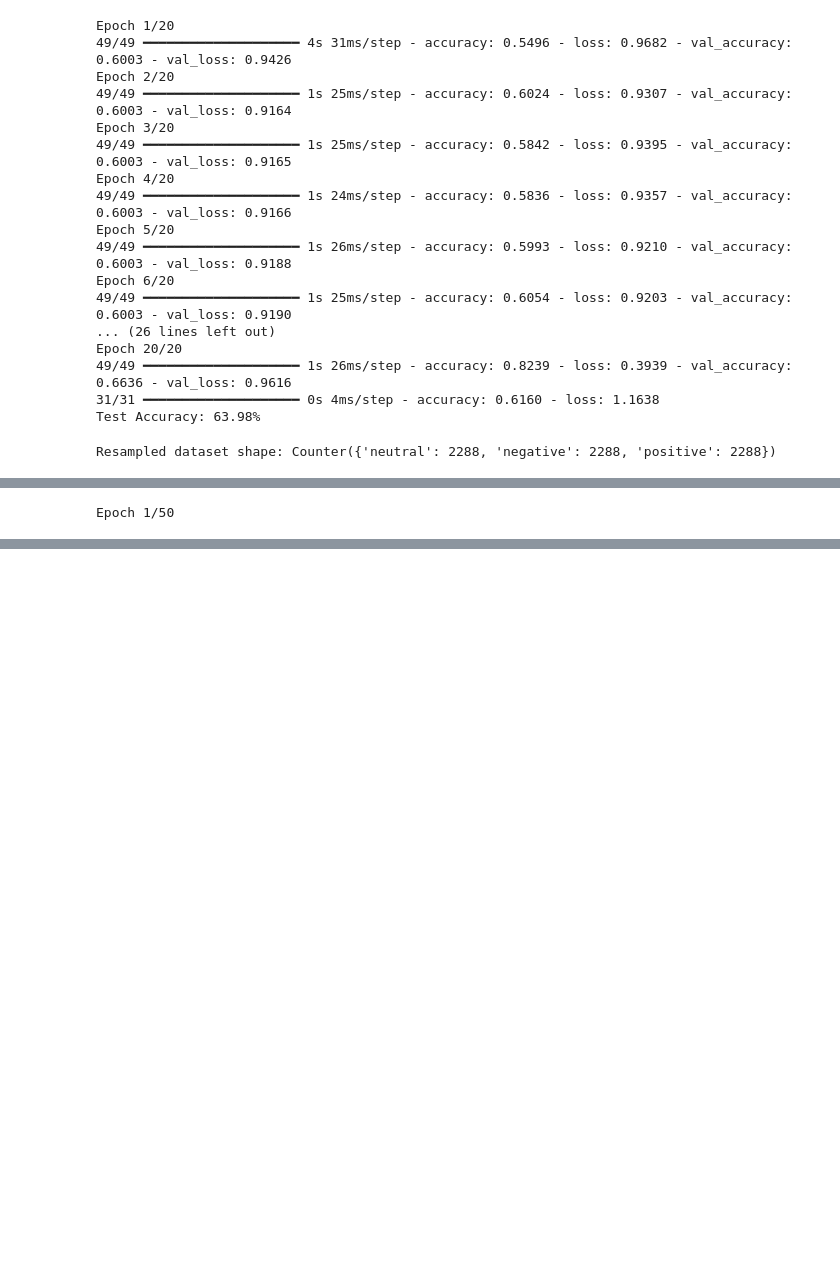
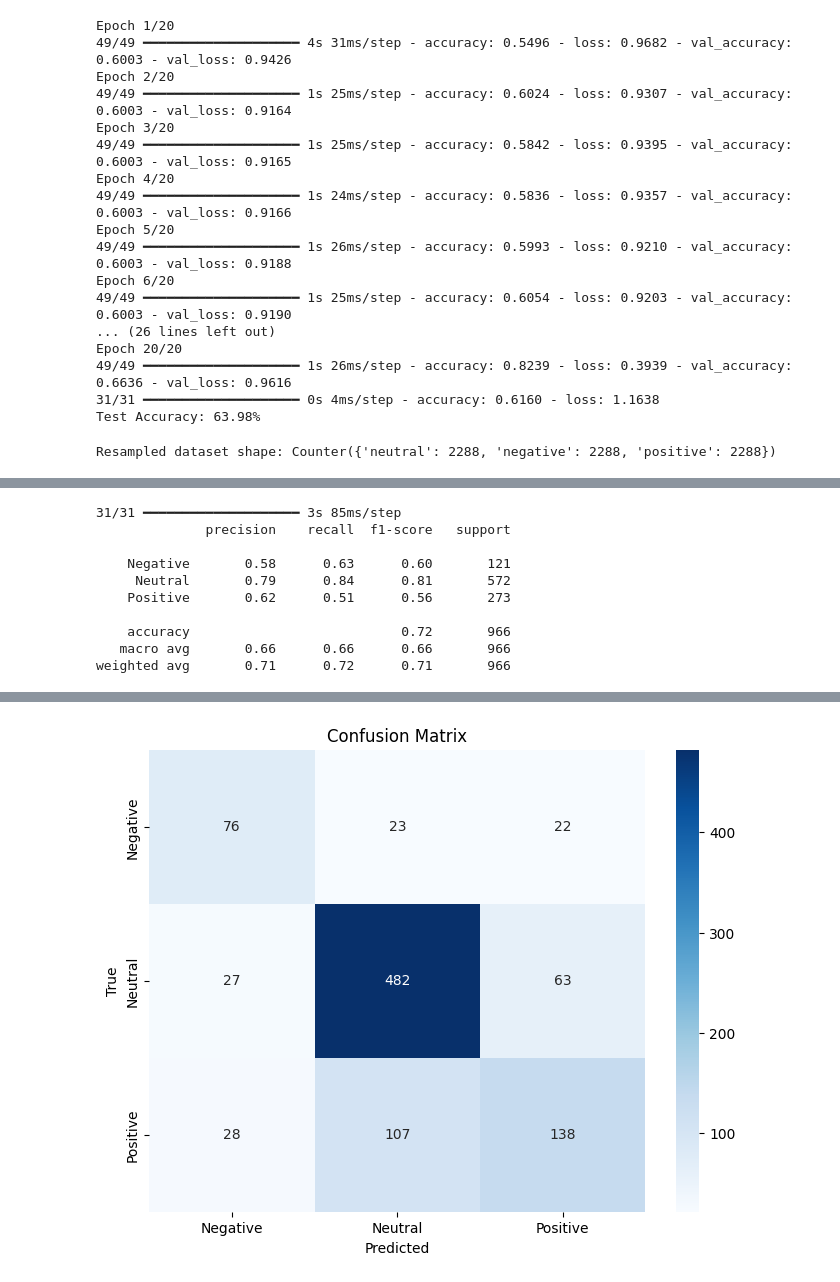
Before and after one commit to egemenozen1/financial-sentiment-analysis, a Jupyter notebook: Notebooks/AnalysisPhase.ipynb, the cells around one changed output, grey strips where cells are left out. Cells and saved outputs as stored; diff of their text form; code cells hidden in the pictures; blank space fills up the shorter version.

```diff
--- a/Notebooks/AnalysisPhase.ipynb
+++ b/Notebooks/AnalysisPhase.ipynb
@@ -969,52 +920,31 @@ Test Accuracy: 71.43%
 # %%
-import tensorflow as tf
-from tensorflow.keras.models import Sequential
-from tensorflow.keras.layers import Embedding, Bidirectional, GRU, Dense, Dropout, Layer
-from tensorflow.keras.optimizers import Adam
-from tensorflow.keras.callbacks import ReduceLROnPlateau, EarlyStopping
+from sklearn.metrics import classification_report, confusion_matrix
+import seaborn as sns
+import numpy as np
 
-class AttentionLayer(Layer):
-    def __init__(self, **kwargs):
-        super(AttentionLayer, self).__init__(**kwargs)
+# Test verileri üzerindeki tahminler
+y_pred = model.predict(X_test)
+y_pred_classes = np.argmax(y_pred, axis=1)
 
-    def build(self, input_shape):
-        self.W = self.add_weight(name='att_weight', shape=(input_shape[-1], 1), initializer='random_normal', trainable=True)
-        self.b = self.add_weight(name='att_bias', shape=(input_shape[1], 1), initializer='zeros', trainable=True)
-        super(AttentionLayer, self).build(input_shape)
+# Sınıf raporu
+print(classification_report(y_test_encoded, y_pred_classes, target_names=['Negative', 'Neutral', 'Positive']))
 
-    def call(self, x):
-        e = tf.keras.activations.tanh(tf.tensordot(x, self.W, axes=1) + self.b)
-        e = tf.keras.activations.softmax(e, axis=1)
-        output = x * e
-        return tf.reduce_sum(output, axis=1)
-
-vocab_size = len(word_index) + 1
-embedding_dim = 128
-input_length = max_length
-gru_units = 256
-dense_units = 128
-learning_rate = 0.001
-batch_size = 64
-epochs = 50
-
-model = Sequential()
-model.add(Embedding(input_dim=vocab_size, output_dim=embedding_dim, input_length=input_length))
-model.add(Bidirectional(GRU(gru_units, return_sequences=True)))
-model.add(Dropout(0.4))
-model.add(AttentionLayer())
-model.add(Dense(dense_units, activation='relu'))
-model.add(Dropout(0.4))
-model.add(Dense(3, activation='softmax'))
-
-optimizer = Adam(learning_rate=learning_rate)
-model.compile(optimizer=optimizer, loss='sparse_categorical_crossentropy', metrics=['accuracy'])
-
-reduce_lr = ReduceLROnPlateau(monitor='val_loss', factor=0.5, patience=3, min_lr=1e-6, verbose=1)
-early_stopping = EarlyStopping(monitor='val_loss', patience=5, restore_best_weights=True)
-
-history = model.fit(X_train, y_train_encoded, epochs=epochs, batch_size=batch_size, validation_split=0.2, callbacks=[reduce_lr, early_stopping])
-
-loss, accuracy = model.evaluate(X_test, y_test_encoded)
-print(f"Test Accuracy: {accuracy * 100:.2f}%")
+# Karışıklık matrisi
+conf_matrix = confusion_matrix(y_test_encoded, y_pred_classes)
+plt.figure(figsize=(8, 6))
+sns.heatmap(conf_matrix, annot=True, fmt='d', cmap='Blues', xticklabels=['Negative', 'Neutral', 'Positive'], yticklabels=['Negative', 'Neutral', 'Positive'])
+plt.title('Confusion Matrix')
+plt.xlabel('Predicted')
+plt.ylabel('True')
+plt.show()
 # %% [output]
-Epoch 1/50
+31/31 ━━━━━━━━━━━━━━━━━━━━ 3s 85ms/step
+              precision    recall  f1-score   support
+
+    Negative       0.58      0.63      0.60       121
+     Neutral       0.79      0.84      0.81       572
+    Positive       0.62      0.51      0.56       273
+
+    accuracy                           0.72       966
+   macro avg       0.66      0.66      0.66       966
+weighted avg       0.71      0.72      0.71       966
@@ -1037,0 +951 @@ Test Accuracy: 67.18%
+[figure, added]
```
Also changed, not shown: parts of 10 cells of this notebook.
